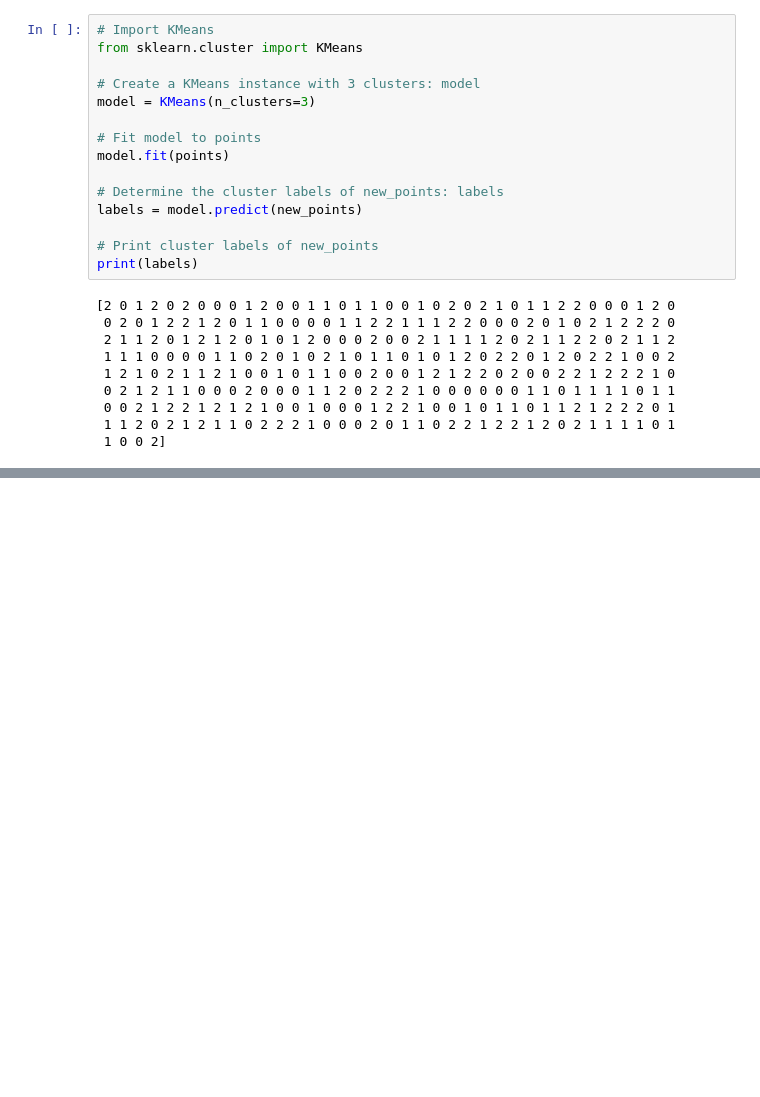
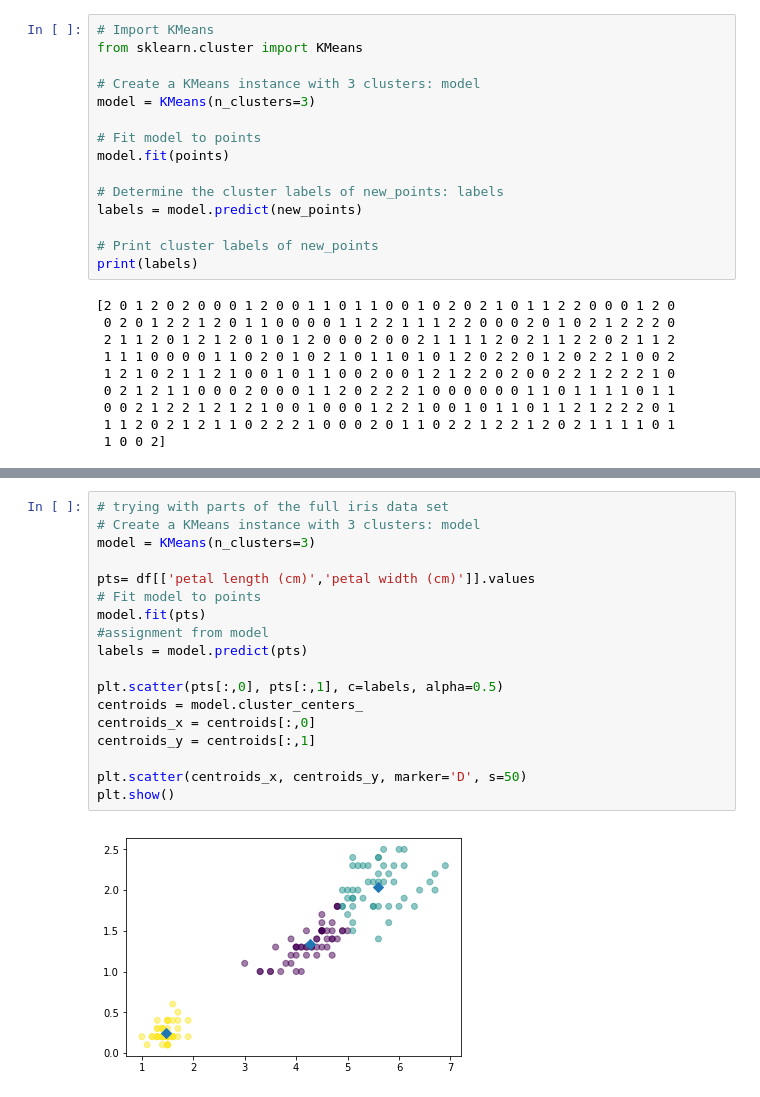
Before and after one commit to alsnkline/Springb, a Jupyter notebook: Reference/SB DC Unsupervised Learning.ipynb, the cells around one changed output, grey strips where cells are left out. Drawn from its saved outputs; the diff is of its cells as text; blank space fills up the shorter version.

Commit message:
partial for clustering

```diff
--- a/Reference/SB DC Unsupervised Learning.ipynb
+++ b/Reference/SB DC Unsupervised Learning.ipynb
@@ -120,3 +120,23 @@ plt.scatter(centroids_x, centroids_y, marker='D', s=50)
 plt.show()
 # %% [output]
 [figure]
+# %%
+# trying with parts of the full iris data set
+# Create a KMeans instance with 3 clusters: model
+model = KMeans(n_clusters=3)
+
+pts= df[['petal length (cm)','petal width (cm)']].values
+# Fit model to points
+model.fit(pts)
+#assignment from model
+labels = model.predict(pts)
+
+plt.scatter(pts[:,0], pts[:,1], c=labels, alpha=0.5)
+centroids = model.cluster_centers_
+centroids_x = centroids[:,0]
+centroids_y = centroids[:,1]
+
+plt.scatter(centroids_x, centroids_y, marker='D', s=50)
+plt.show()
+# %% [output]
+[figure, added]
```
Also changed, not shown: parts of 16 cells of this notebook, 3 other files.
